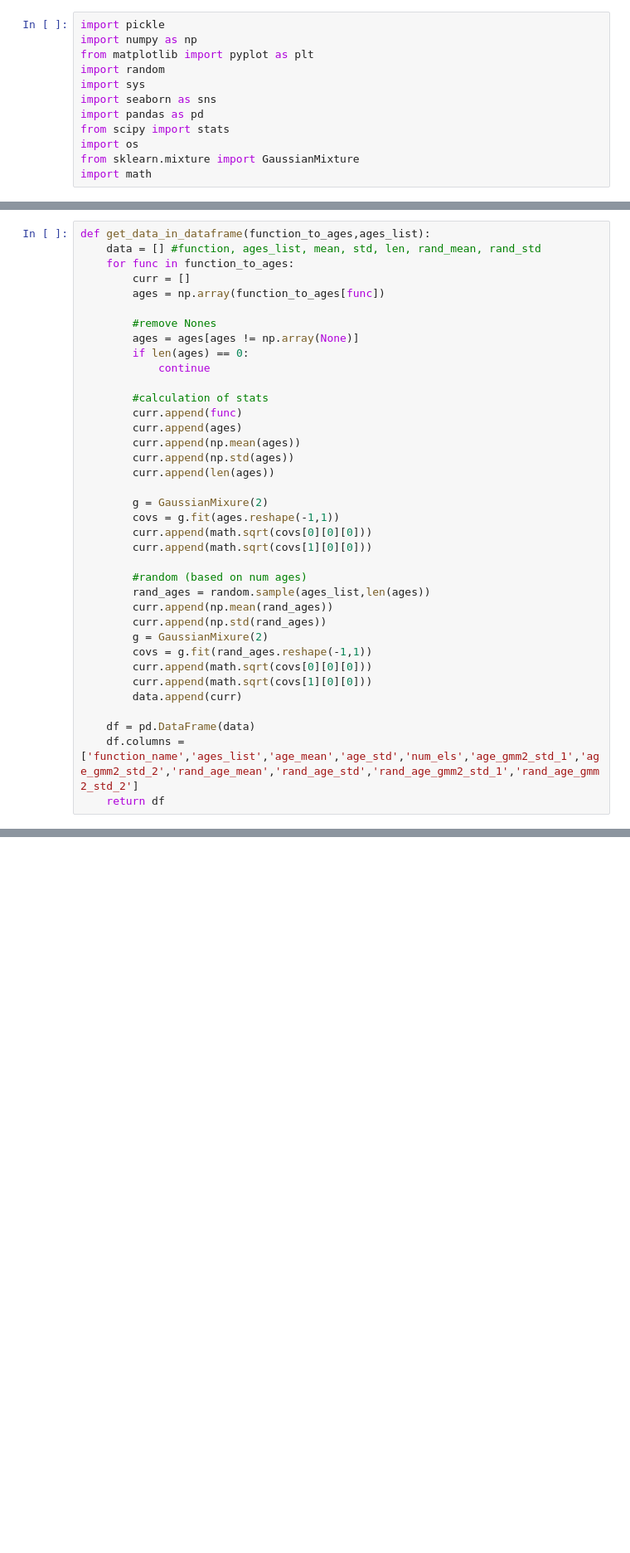
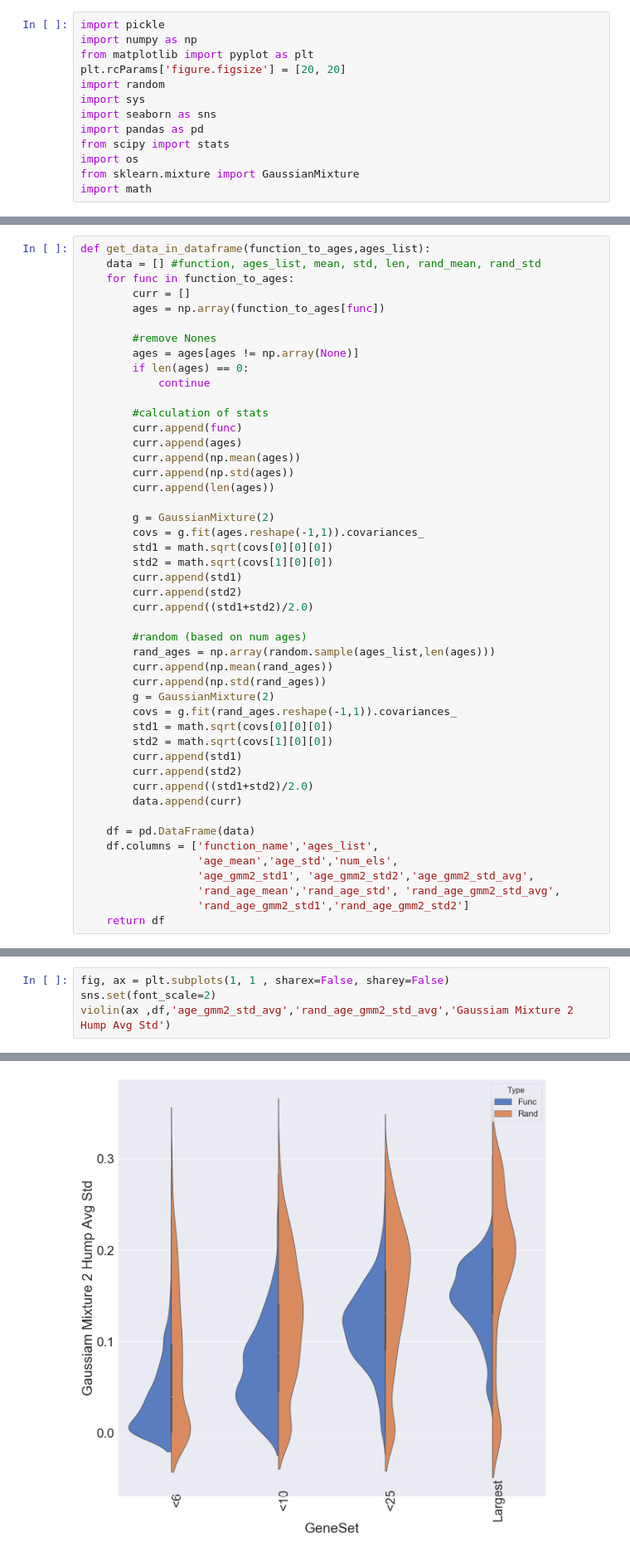
Before and after one commit to angwhen/geneage, a Jupyter notebook: OtherMeasuresOfSpread.ipynb, the cells around one changed output, grey strips where cells are left out. Shown at 83% size. Saved outputs shown, nothing was run; the diff lists cells and outputs as text; blank space fills up the shorter version.

Commit message:
violins for bimodal

```diff
--- a/OtherMeasuresOfSpread.ipynb
+++ b/OtherMeasuresOfSpread.ipynb
@@ -2,6 +2,7 @@
 import pickle
 import numpy as np
 from matplotlib import pyplot as plt
+plt.rcParams['figure.figsize'] = [20, 20]
 import random
 import sys
 import seaborn as sns
@@ -31,21 +30,31 @@ def get_data_in_dataframe(function_to_ages,ages_list):
         curr.append(np.std(ages))
         curr.append(len(ages))
 
-        g = GaussianMixure(2)
-        covs = g.fit(ages.reshape(-1,1))
-        curr.append(math.sqrt(covs[0][0][0]))
-        curr.append(math.sqrt(covs[1][0][0]))
+        g = GaussianMixture(2)
+        covs = g.fit(ages.reshape(-1,1)).covariances_
+        std1 = math.sqrt(covs[0][0][0])
+        std2 = math.sqrt(covs[1][0][0])
+        curr.append(std1)
+        curr.append(std2)
+        curr.append((std1+std2)/2.0)
 
         #random (based on num ages)
-        rand_ages = random.sample(ages_list,len(ages))
+        rand_ages = np.array(random.sample(ages_list,len(ages)))
         curr.append(np.mean(rand_ages))
         curr.append(np.std(rand_ages))
-        g = GaussianMixure(2)
-        covs = g.fit(rand_ages.reshape(-1,1))
-        curr.append(math.sqrt(covs[0][0][0]))
-        curr.append(math.sqrt(covs[1][0][0]))
+        g = GaussianMixture(2)
+        covs = g.fit(rand_ages.reshape(-1,1)).covariances_
+        std1 = math.sqrt(covs[0][0][0])
+        std2 = math.sqrt(covs[1][0][0])
+        curr.append(std1)
+        curr.append(std2)
+        curr.append((std1+std2)/2.0)
         data.append(curr)
 
     df = pd.DataFrame(data)
-    df.columns = ['function_name','ages_list','age_mean','age_std','num_els','age_gmm2_std_1','age_gmm2_std_2','rand_age_mean','rand_age_std','rand_age_gmm2_std_1','rand_age_gmm2_std_2']
+    df.columns = ['function_name','ages_list',
+                  'age_mean','age_std','num_els',
+                  'age_gmm2_std1', 'age_gmm2_std2','age_gmm2_std_avg',
+                  'rand_age_mean','rand_age_std', 'rand_age_gmm2_std_avg',
+                  'rand_age_gmm2_std1','rand_age_gmm2_std2']
     return df
@@ -65,0 +157,5 @@ df
+# %%
+fig, ax = plt.subplots(1, 1 , sharex=False, sharey=False)
+sns.set(font_scale=2)
+violin(ax ,df,'age_gmm2_std_avg','rand_age_gmm2_std_avg','Gaussiam Mixture 2 Hump Avg Std')
+# %% [output]
@@ -65,0 +166 @@ df
+[figure, added]
```
Also changed, not shown: parts of 5 cells of this notebook.
